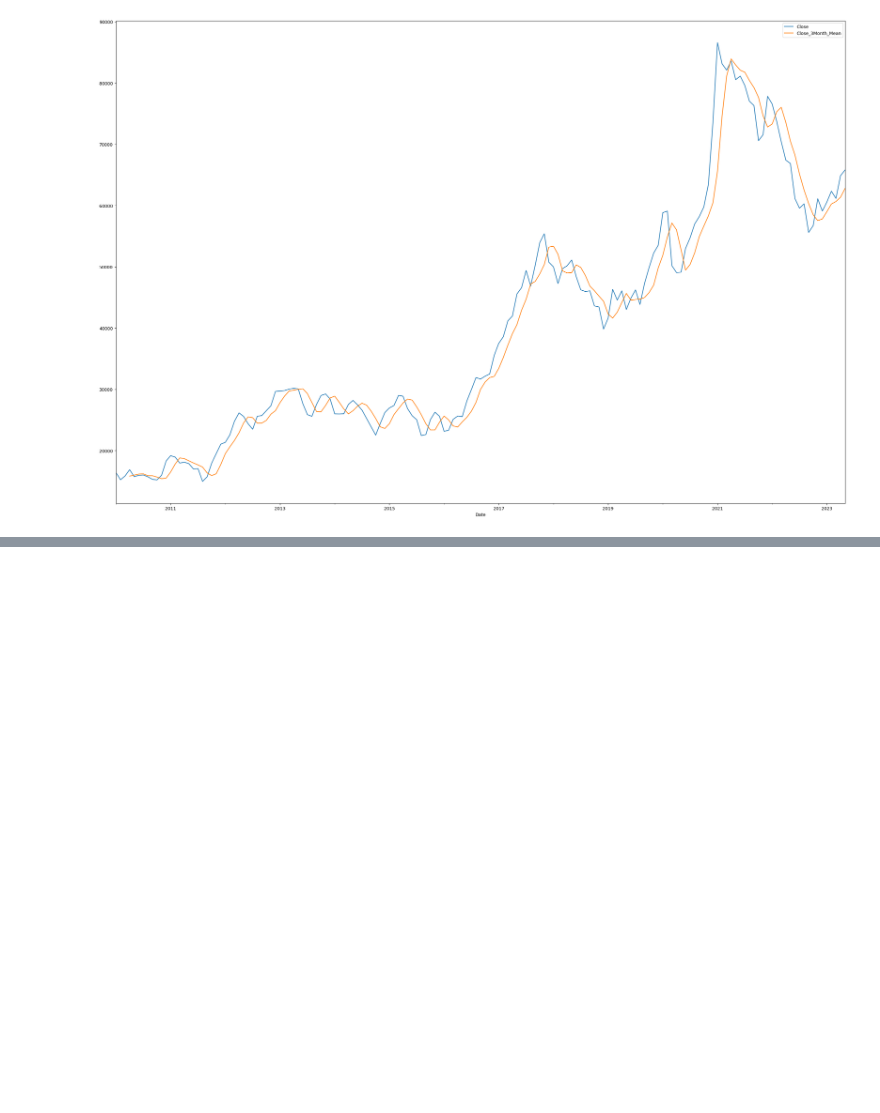
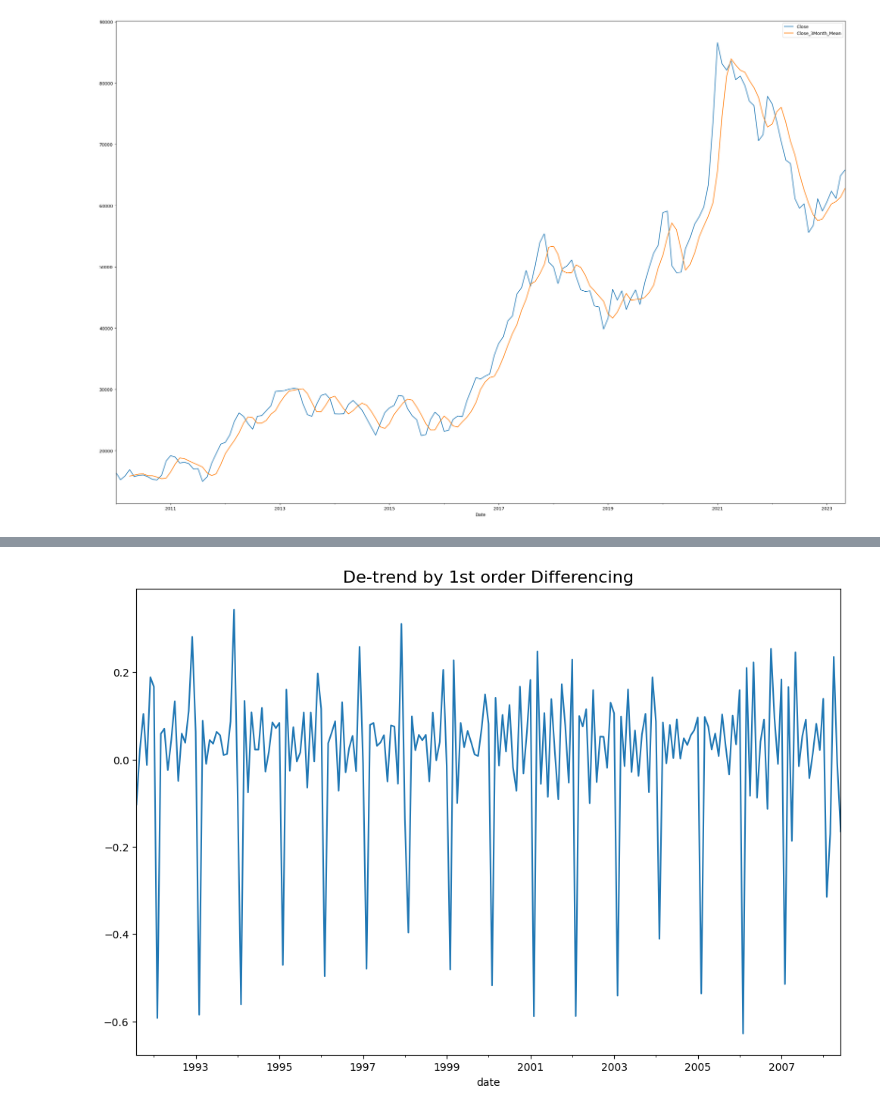
Before and after one commit to sejinhwang97ko/ubion_ml, a Jupyter notebook: time.ipynb, the cells around one changed output, grey strips where cells are left out. Cells and saved outputs as stored; diff of their text form; code cells hidden in the pictures; blank space fills up the shorter version.

```diff
--- a/time.ipynb
+++ b/time.ipynb
@@ -162,0 +204,3 @@ df_apple_monthly[['Close', 'Close_3Month_Mean']].plot(figsize=(30,20))
+# %%
+df_vst_diff1 = df_vst.diff(1).dropna()
+df_vst_diff1
@@ -162,0 +221,6 @@ df_apple_monthly[['Close', 'Close_3Month_Mean']].plot(figsize=(30,20))
+# %%
+df_vst_diff1.plot(figsize=[12,8])
+plt.title('De-trend by 1st order Differencing', fontsize=16)
+plt.show()
+# %% [output]
+[figure, added]
```
Also changed, not shown: parts of 7 cells of this notebook, 2 other files.
